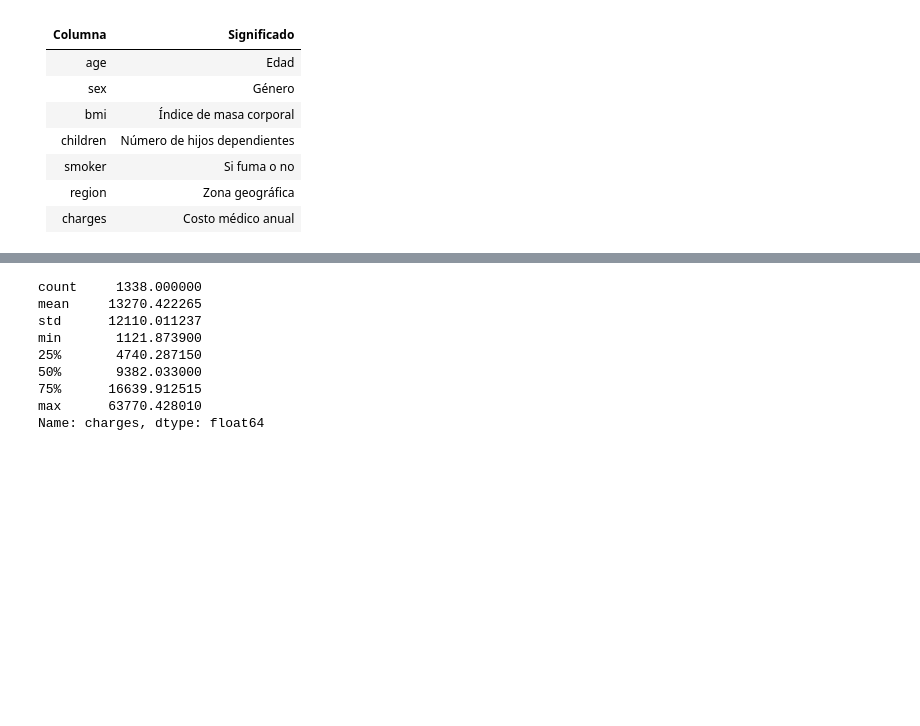
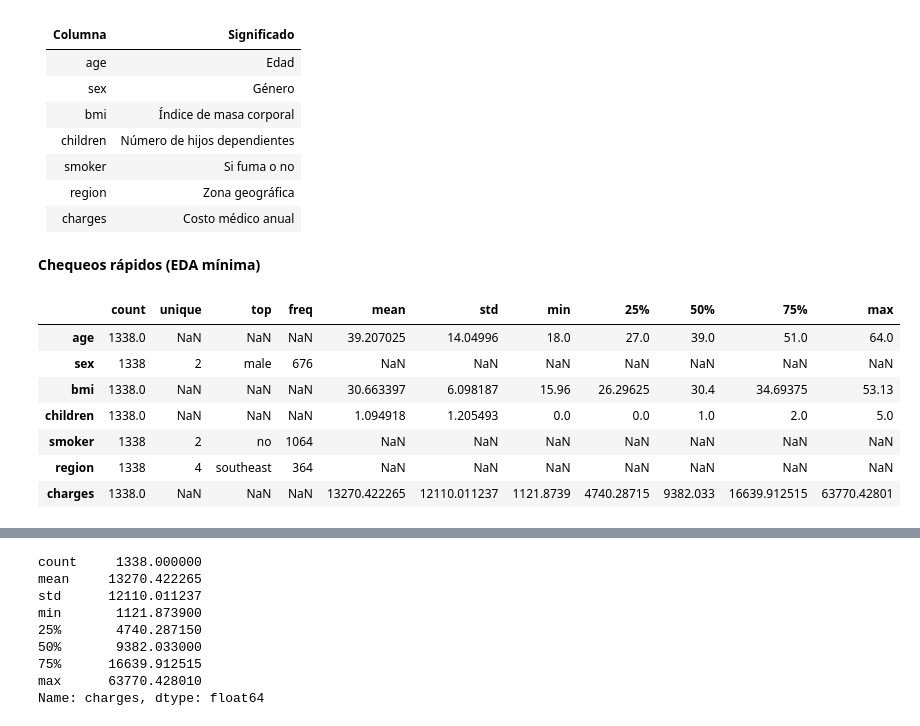
Before and after one commit to yuri19762008/000_ANALISTA_DATOS, a Jupyter notebook: Bootcamp-main/Modulo6/Leccion4/Regression.ipynb, the cells around one changed output, grey strips where cells are left out. Drawn from its saved outputs; the diff is of its cells as text; code cells hidden in the pictures; blank space fills up the shorter version.

```diff
--- a/Bootcamp-main/Modulo6/Leccion4/Regression.ipynb
+++ b/Bootcamp-main/Modulo6/Leccion4/Regression.ipynb
@@ -34,3 +37,16 @@ df.head()
 | smoker   | Si fuma o no                 |
 | region   | Zona geográfica              |
 | charges  | Costo médico anual           |
+# %% [markdown]
+**Chequeos rápidos (EDA mínima)**
+# %%
+df.describe(include="all").T
+# %% [output]
+|  | count | unique | top | freq | mean | std | min | 25% | 50% | 75% | max |
+| age | 1338.0 | NaN | NaN | NaN | 39.207025 | 14.04996 | 18.0 | 27.0 | 39.0 | 51.0 | 64.0 |
+| sex | 1338 | 2 | male | 676 | NaN | NaN | NaN | NaN | NaN | NaN | NaN |
+| bmi | 1338.0 | NaN | NaN | NaN | 30.663397 | 6.098187 | 15.96 | 26.29625 | 30.4 | 34.69375 | 53.13 |
+| children | 1338.0 | NaN | NaN | NaN | 1.094918 | 1.205493 | 0.0 | 0.0 | 1.0 | 2.0 | 5.0 |
+| smoker | 1338 | 2 | no | 1064 | NaN | NaN | NaN | NaN | NaN | NaN | NaN |
+| region | 1338 | 4 | southeast | 364 | NaN | NaN | NaN | NaN | NaN | NaN | NaN |
+| charges | 1338.0 | NaN | NaN | NaN | 13270.422265 | 12110.011237 | 1121.8739 | 4740.28715 | 9382.033 | 16639.912515 | 63770.42801 |
```
Also changed, not shown: parts of 19 cells of this notebook, 4 other files.
